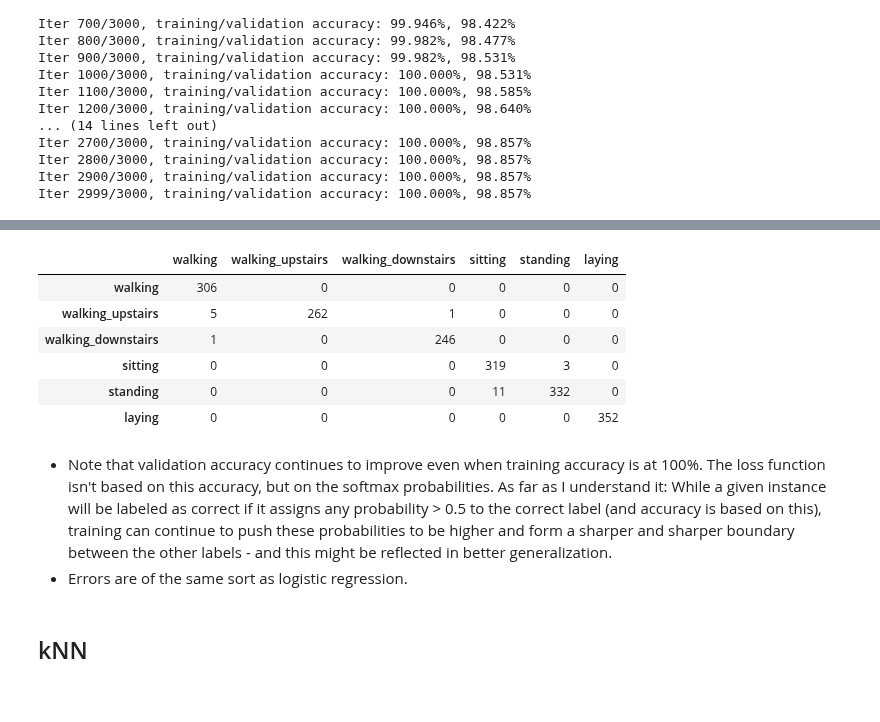
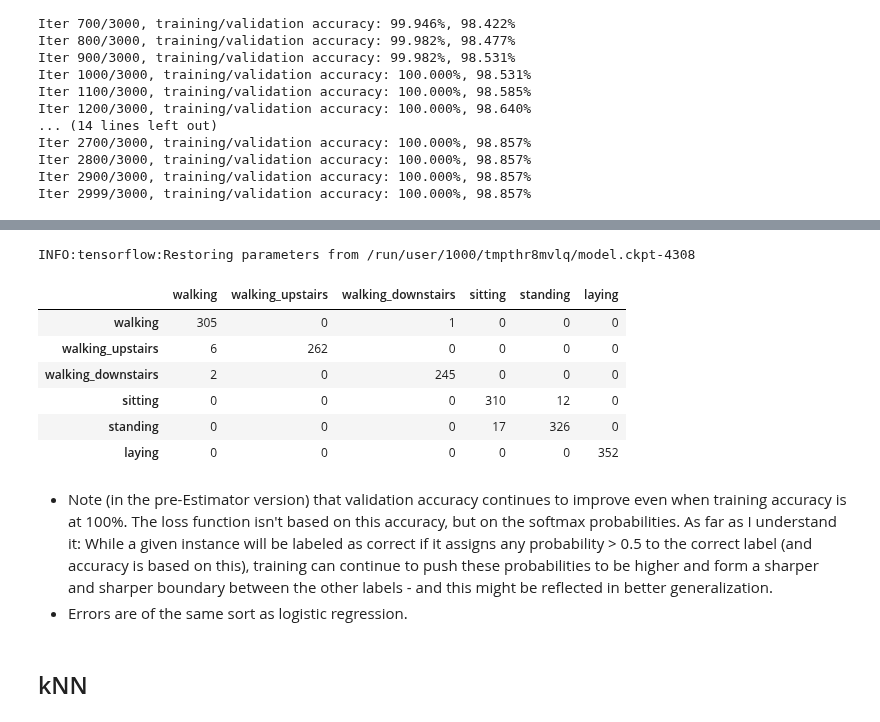
Before and after one commit to Hodapp87/yazabi-tensorflow-classification-test, a Jupyter notebook: Yazabi - TensorFlow skills test (classification).ipynb, the cells around one changed output, grey strips where cells are left out. Drawn from its saved outputs; the diff is of its cells as text; code cells hidden in the pictures.

Commit message:
Notebook: Turn examples to Estimator (except kNN)

```diff
--- a/Yazabi - TensorFlow skills test (classification).ipynb
+++ b/Yazabi - TensorFlow skills test (classification).ipynb
@@ -269,0 +363,11 @@ with tf.Session() as session:
+# %%
+# Score accuracy
+test_input_fn = tf.estimator.inputs.numpy_input_fn(
+    x={"x": valid_X.values},
+    y=valid_y.values - 1,
+    num_epochs=1,
+    shuffle=False)
+
+ev = lr.evaluate(input_fn=test_input_fn)
+print("Loss: %s" % ev["loss"])
+print("Validation accuracy: %s" % ev["accuracy"])
@@ -270,4 +382,6 @@ with tf.Session() as session:
 # %%
+valid_y_predict = np.array([i["activity"] for i in lr.predict(test_input_fn)])
+
 # Confusion matrix (on validation set):
 conf = sklearn.metrics.confusion_matrix(valid_y, valid_y_predict + 1)
 conf = pd.DataFrame(conf, columns=label_list, index=label_list)
@@ -354,0 +502,12 @@ Iter 2999/3000, training/validation accuracy: 100.000%, 98.857%
+# %%
+nn = tf.estimator.Estimator(
+    model_fn=ann_model_fn,
+    params={"learning_rate": 0.01, "n_classes": 6, "hidden_units": 200},
+)
+
+train_input_fn = tf.estimator.inputs.numpy_input_fn(
+    x={"x": train_X.values},
+    y=train_y.values - 1,
+    num_epochs=100,
+    shuffle=False)
+nn.train(input_fn=train_input_fn)
@@ -354,0 +533,11 @@ Iter 2999/3000, training/validation accuracy: 100.000%, 98.857%
+# %%
+# Score accuracy
+test_input_fn = tf.estimator.inputs.numpy_input_fn(
+    x={"x": valid_X.values},
+    y=valid_y.values - 1,
+    num_epochs=1,
+    shuffle=False)
+
+ev = nn.evaluate(input_fn=test_input_fn)
+print("Loss: %s" % ev["loss"])
+print("Validation accuracy: %s" % ev["accuracy"])
@@ -355,18 +552,21 @@ Iter 2999/3000, training/validation accuracy: 100.000%, 98.857%
 # %%
+valid_y_predict = np.array([i["activity"] for i in nn.predict(test_input_fn)])
+
 # Confusion matrix (on validation set):
 conf = sklearn.metrics.confusion_matrix(valid_y, valid_y_predict + 1)
 conf = pd.DataFrame(conf, columns=label_list, index=label_list)
 conf
 # %% [output]
+INFO:tensorflow:Restoring parameters from /run/user/1000/tmpthr8mvlq/model.ckpt-4308
 |  | walking | walking_upstairs | walking_downstairs | sitting | standing | laying |
-| walking | 306 | 0 | 0 | 0 | 0 | 0 |
-| walking_upstairs | 5 | 262 | 1 | 0 | 0 | 0 |
-| walking_downstairs | 1 | 0 | 246 | 0 | 0 | 0 |
-| sitting | 0 | 0 | 0 | 319 | 3 | 0 |
-| standing | 0 | 0 | 0 | 11 | 332 | 0 |
+| walking | 305 | 0 | 1 | 0 | 0 | 0 |
+| walking_upstairs | 6 | 262 | 0 | 0 | 0 | 0 |
+| walking_downstairs | 2 | 0 | 245 | 0 | 0 | 0 |
+| sitting | 0 | 0 | 0 | 310 | 12 | 0 |
+| standing | 0 | 0 | 0 | 17 | 326 | 0 |
 | laying | 0 | 0 | 0 | 0 | 0 | 352 |
 # %% [markdown]
-- Note that validation accuracy continues to improve even when training accuracy is at 100%.  The loss function isn't based on this accuracy, but on the softmax probabilities. As far as I understand it: While a given instance will be labeled as correct if it assigns any probability > 0.5 to the correct label (and accuracy is based on this), training can continue to push these probabilities to be higher and form a sharper and sharper boundary between the other labels - and this might be reflected in better generalization.
+- Note (in the pre-Estimator version) that validation accuracy continues to improve even when training accuracy is at 100%.  The loss function isn't based on this accuracy, but on the softmax probabilities. As far as I understand it: While a given instance will be labeled as correct if it assigns any probability > 0.5 to the correct label (and accuracy is based on this), training can continue to push these probabilities to be higher and form a sharper and sharper boundary between the other labels - and this might be reflected in better generalization.
 - Errors are of the same sort as logistic regression.
 # %% [markdown]
 ## kNN
```
Also changed, not shown: parts of 14 cells of this notebook.
